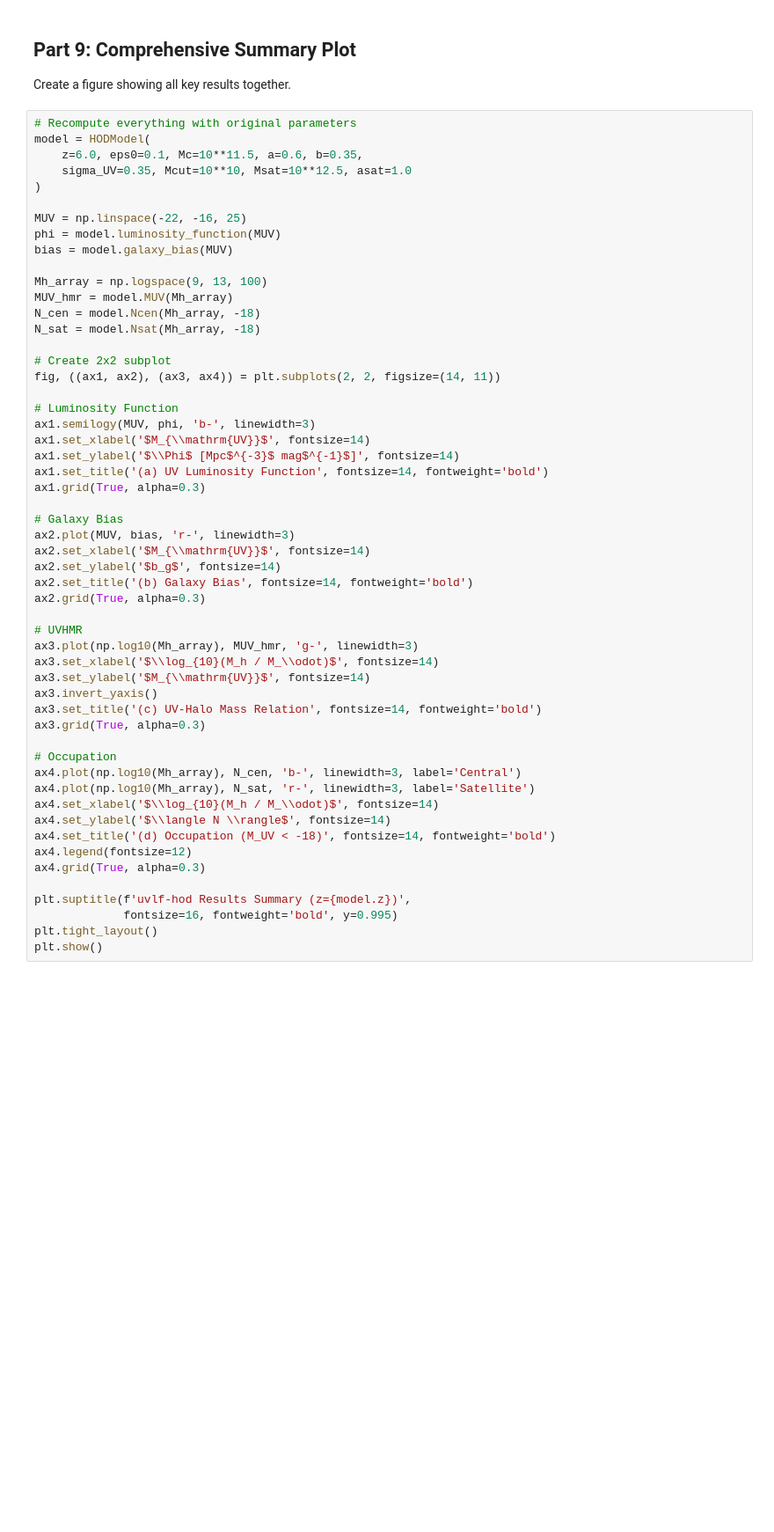
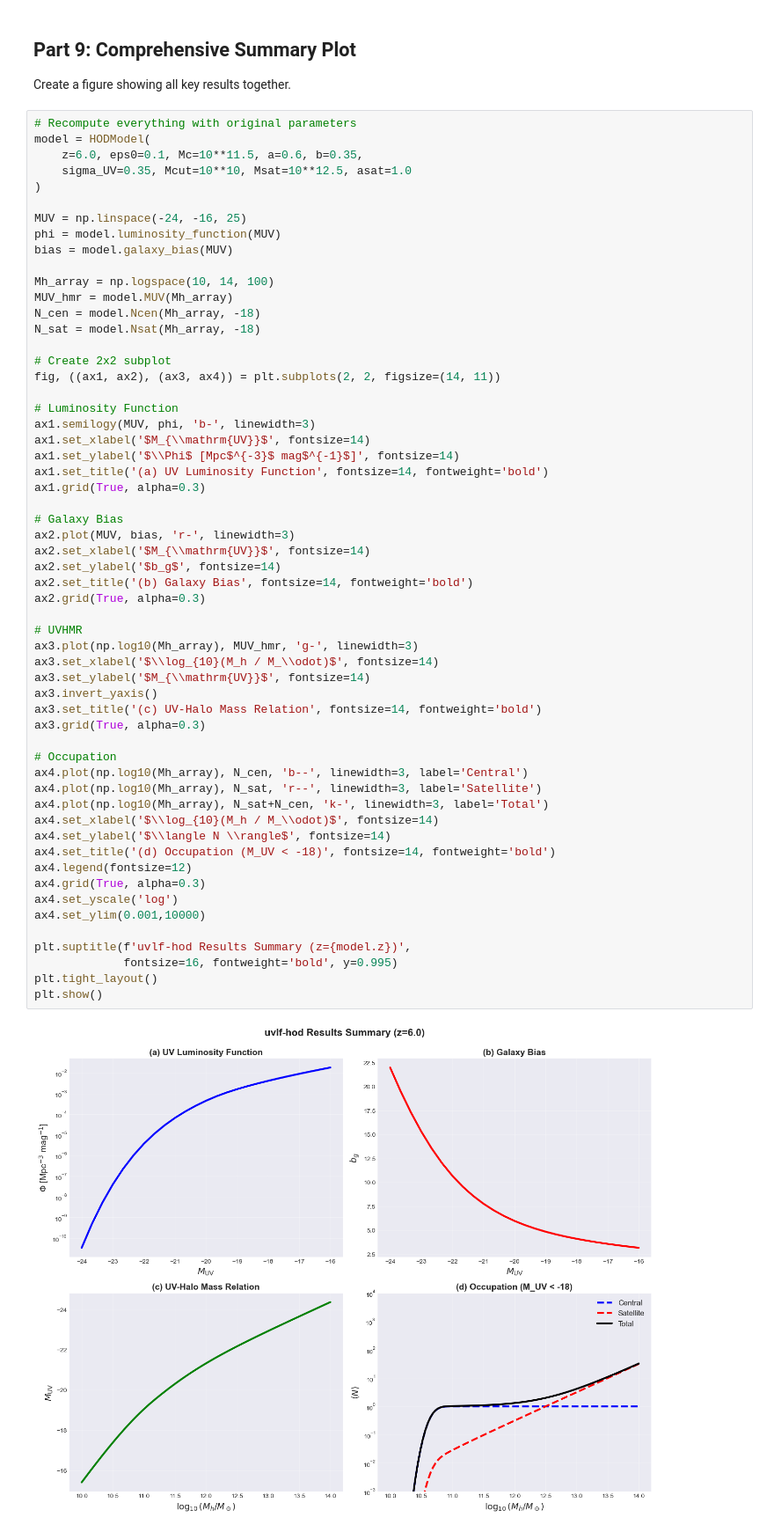
Before and after one commit to mShuntov/uvlf-hod, a Jupyter notebook: examples/basic_usage.ipynb, the cells around one changed output. Shown at 88% size. Drawn from its saved outputs; the diff is of its cells as text; blank space fills up the shorter version.

```diff
--- a/examples/basic_usage.ipynb
+++ b/examples/basic_usage.ipynb
@@ -275,11 +354,11 @@ model = HODModel(
     sigma_UV=0.35, Mcut=10**10, Msat=10**12.5, asat=1.0
 )
 
-MUV = np.linspace(-22, -16, 25)
+MUV = np.linspace(-24, -16, 25)
 phi = model.luminosity_function(MUV)
 bias = model.galaxy_bias(MUV)
 
-Mh_array = np.logspace(9, 13, 100)
+Mh_array = np.logspace(10, 14, 100)
 MUV_hmr = model.MUV(Mh_array)
 N_cen = model.Ncen(Mh_array, -18)
 N_sat = model.Nsat(Mh_array, -18)
@@ -293,35 +372,40 @@ ax1.set_xlabel('$M_{\\mathrm{UV}}$', fontsize=14)
 ax1.set_ylabel('$\\Phi$ [Mpc$^{-3}$ mag$^{-1}$]', fontsize=14)
 ax1.set_title('(a) UV Luminosity Function', fontsize=14, fontweight='bold')
 ax1.grid(True, alpha=0.3)
 
 # Galaxy Bias
 ax2.plot(MUV, bias, 'r-', linewidth=3)
 ax2.set_xlabel('$M_{\\mathrm{UV}}$', fontsize=14)
 ax2.set_ylabel('$b_g$', fontsize=14)
 ax2.set_title('(b) Galaxy Bias', fontsize=14, fontweight='bold')
 ax2.grid(True, alpha=0.3)
 
 # UVHMR
 ax3.plot(np.log10(Mh_array), MUV_hmr, 'g-', linewidth=3)
 ax3.set_xlabel('$\\log_{10}(M_h / M_\\odot)$', fontsize=14)
 ax3.set_ylabel('$M_{\\mathrm{UV}}$', fontsize=14)
 ax3.invert_yaxis()
 ax3.set_title('(c) UV-Halo Mass Relation', fontsize=14, fontweight='bold')
 ax3.grid(True, alpha=0.3)
 
 # Occupation
-ax4.plot(np.log10(Mh_array), N_cen, 'b-', linewidth=3, label='Central')
-ax4.plot(np.log10(Mh_array), N_sat, 'r-', linewidth=3, label='Satellite')
+ax4.plot(np.log10(Mh_array), N_cen, 'b--', linewidth=3, label='Central')
+ax4.plot(np.log10(Mh_array), N_sat, 'r--', linewidth=3, label='Satellite')
+ax4.plot(np.log10(Mh_array), N_sat+N_cen, 'k-', linewidth=3, label='Total')
 ax4.set_xlabel('$\\log_{10}(M_h / M_\\odot)$', fontsize=14)
 ax4.set_ylabel('$\\langle N \\rangle$', fontsize=14)
 ax4.set_title('(d) Occupation (M_UV < -18)', fontsize=14, fontweight='bold')
 ax4.legend(fontsize=12)
 ax4.grid(True, alpha=0.3)
+ax4.set_yscale('log')
+ax4.set_ylim(0.001,10000)
 
 plt.suptitle(f'uvlf-hod Results Summary (z={model.z})',
              fontsize=16, fontweight='bold', y=0.995)
 plt.tight_layout()
 plt.show()
+# %% [output]
+[figure, added]
 # %%
 # Final model state
 print("\n" + "="*70)
```
Also changed, not shown: parts of 14 cells of this notebook.
